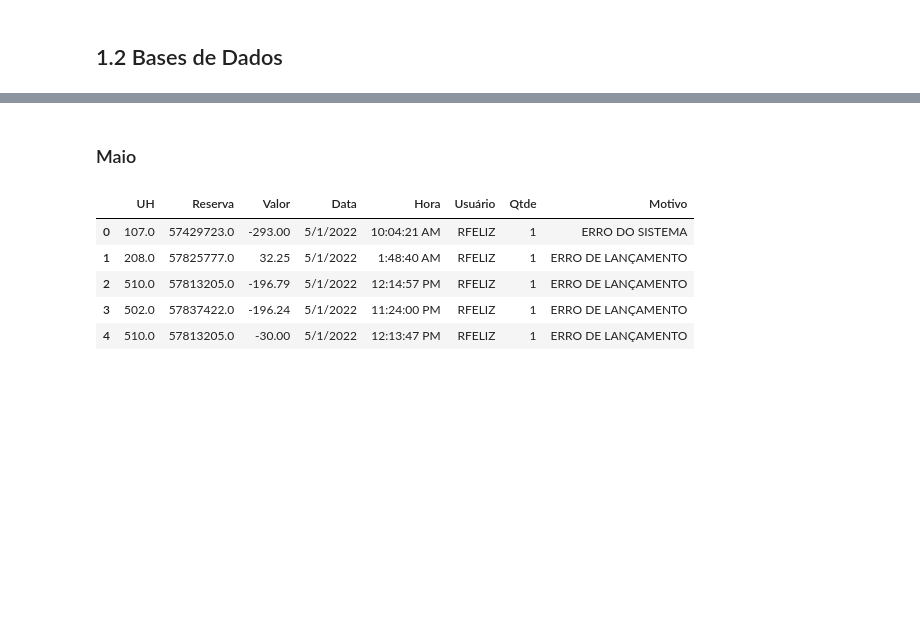
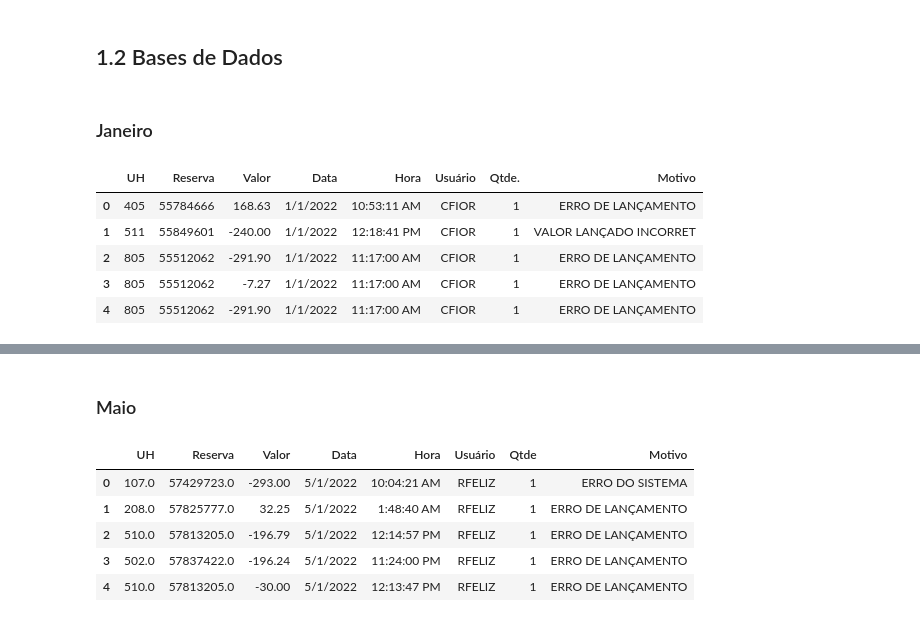
Before and after one commit to strawndri/slaviero-suct-data-analysis, a Jupyter notebook: Notebooks/analise_estornos.ipynb, the cells around one changed output, grey strips where cells are left out. Saved outputs shown, nothing was run; the diff lists cells and outputs as text; code cells hidden in the pictures; blank space fills up the shorter version.

```diff
--- a/Notebooks/analise_estornos.ipynb
+++ b/Notebooks/analise_estornos.ipynb
@@ -47,3 +47,15 @@ Requirement already satisfied: six>=1.5 in /usr/local/lib/python3.7/dist-package
 import datetime
 # %% [markdown]
 ## 1.2 Bases de Dados
+# %% [markdown]
+### Janeiro
+# %%
+dataset_janeiro = pd.read_csv('https://raw.githubusercontent.com/strawndri/slaviero-suct-data-analysis/main/Dados/Estornos/estornos_janeiro.csv')
+dataset_janeiro.head()
+# %% [output]
+|  | UH | Reserva | Valor | Data | Hora | Usuário | Qtde. | Motivo |
+| 0 | 405 | 55784666 | 168.63 | 1/1/2022 | 10:53:11 AM | CFIOR | 1 | ERRO DE LANÇAMENTO |
+| 1 | 511 | 55849601 | -240.00 | 1/1/2022 | 12:18:41 PM | CFIOR | 1 | VALOR LANÇADO INCORRET |
+| 2 | 805 | 55512062 | -291.90 | 1/1/2022 | 11:17:00 AM | CFIOR | 1 | ERRO DE LANÇAMENTO |
+| 3 | 805 | 55512062 | -7.27 | 1/1/2022 | 11:17:00 AM | CFIOR | 1 | ERRO DE LANÇAMENTO |
+| 4 | 805 | 55512062 | -291.90 | 1/1/2022 | 11:17:00 AM | CFIOR | 1 | ERRO DE LANÇAMENTO |
```
Also changed, not shown: parts of 17 cells of this notebook.
